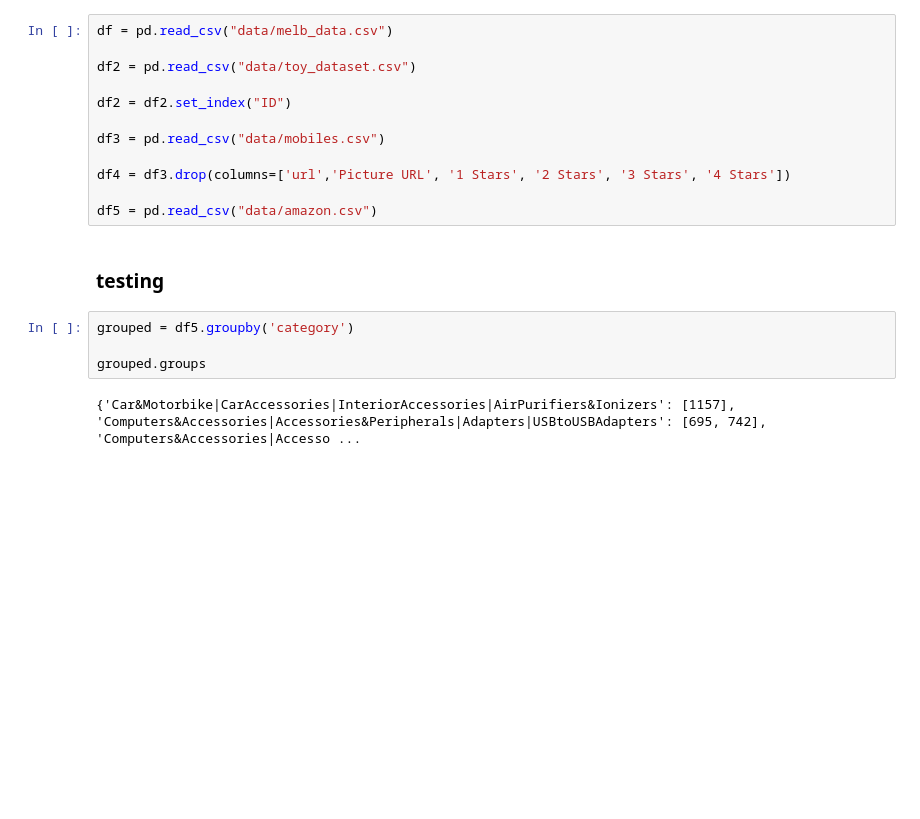
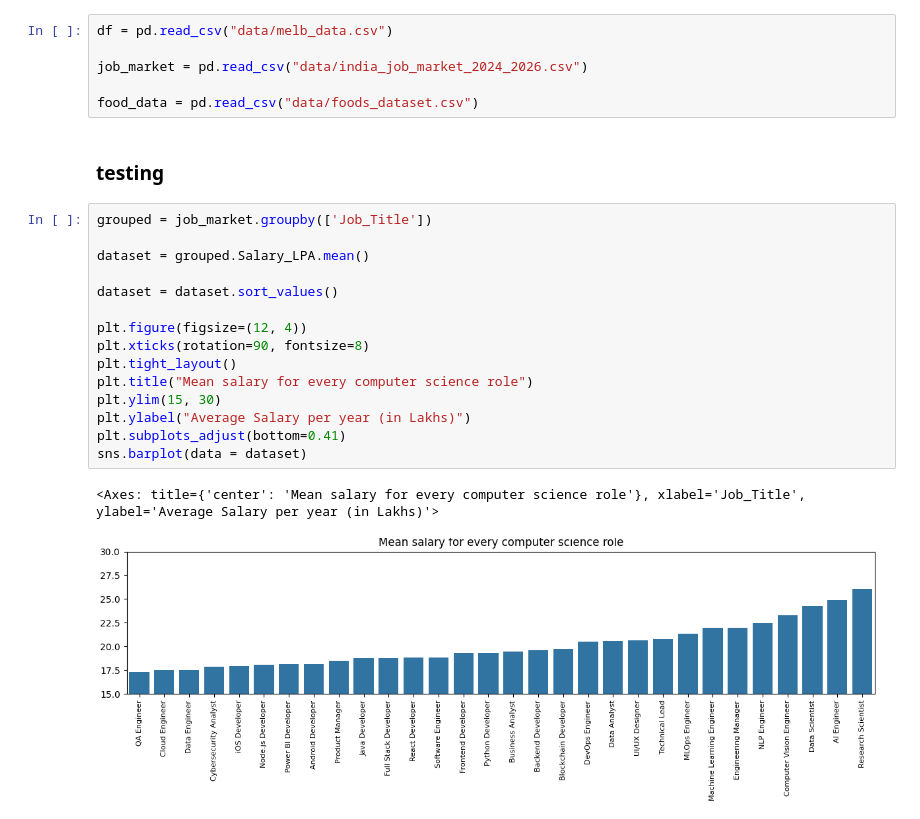
Before and after one commit to wintersky44/learning-pandas, a Jupyter notebook: test.ipynb, the cells around one changed output. Saved outputs shown, nothing was run; the diff lists cells and outputs as text; blank space fills up the shorter version.

```diff
--- a/test.ipynb
+++ b/test.ipynb
@@ -7,20 +10,26 @@ import pandas as pd
 # %%
 df = pd.read_csv("data/melb_data.csv")
 
-df2 = pd.read_csv("data/toy_dataset.csv")
+job_market = pd.read_csv("data/india_job_market_2024_2026.csv")
 
-df2 = df2.set_index("ID")
-
-df3 = pd.read_csv("data/mobiles.csv")
-
-df4 = df3.drop(columns=['url','Picture URL', '1 Stars', '2 Stars', '3 Stars', '4 Stars'])
-
-df5 = pd.read_csv("data/amazon.csv")
+food_data = pd.read_csv("data/foods_dataset.csv")
 # %% [markdown]
 ### testing
 # %%
-grouped = df5.groupby('category')
+grouped = job_market.groupby(['Job_Title'])
 
-grouped.groups
+dataset = grouped.Salary_LPA.mean()
+
+dataset = dataset.sort_values()
+
+plt.figure(figsize=(12, 4))
+plt.xticks(rotation=90, fontsize=8)
+plt.tight_layout()
+plt.title("Mean salary for every computer science role")
+plt.ylim(15, 30)
+plt.ylabel("Average Salary per year (in Lakhs)")
+plt.subplots_adjust(bottom=0.41)
+sns.barplot(data = dataset)
 # %% [output]
-{'Car&Motorbike|CarAccessories|InteriorAccessories|AirPurifiers&Ionizers': [1157], 'Computers&Accessories|Accessories&Peripherals|Adapters|USBtoUSBAdapters': [695, 742], 'Computers&Accessories|Accesso ...
+<Axes: title={'center': 'Mean salary for every computer science role'}, xlabel='Job_Title', ylabel='Average Salary per year (in Lakhs)'>
+[figure, added]
```
Also changed, not shown: parts of 1 cell of this notebook, 2 other files.
